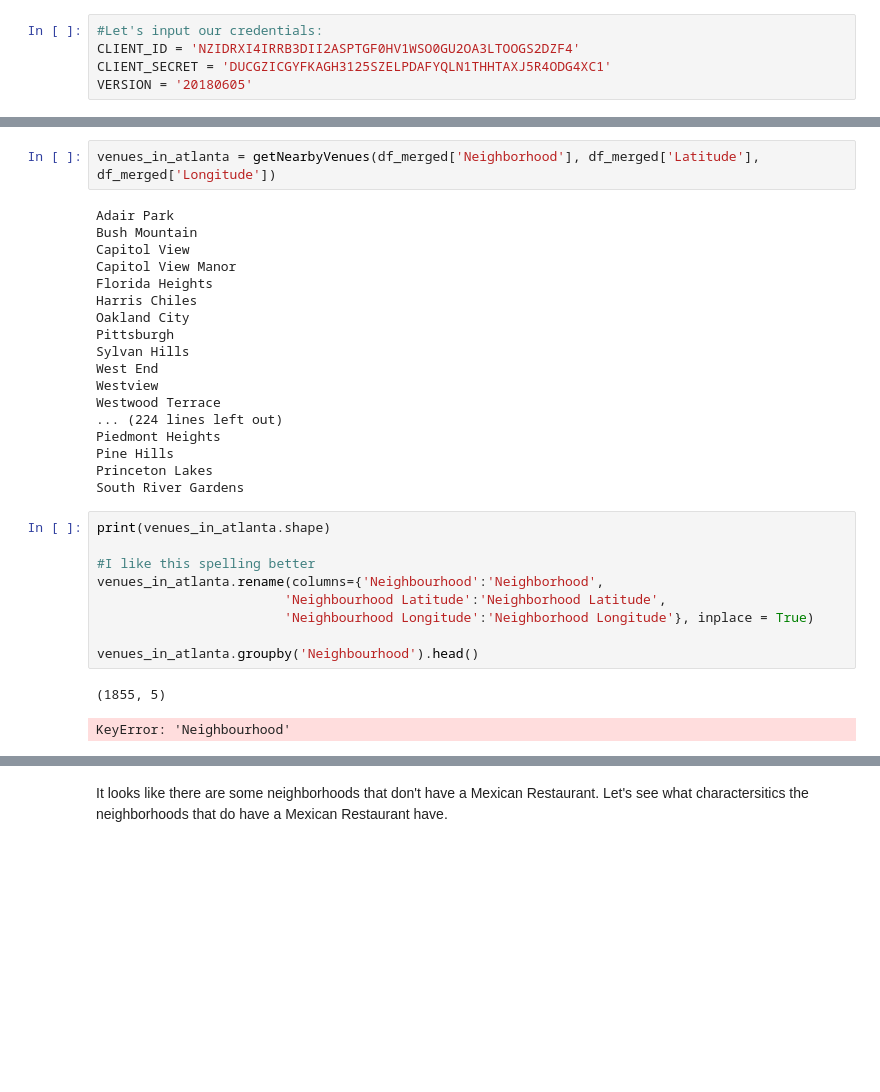
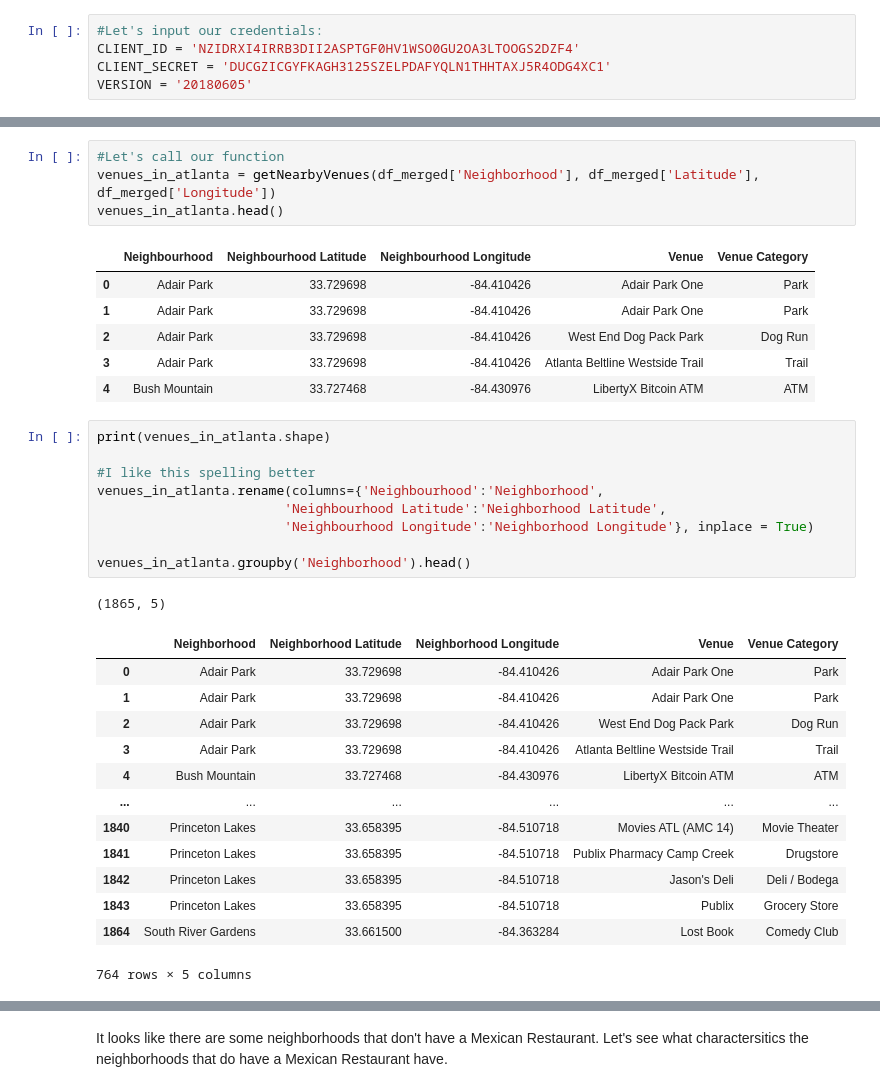
Before and after one commit to OscarRunsCode/Coursera_Capstone, a Jupyter notebook: Capstone Project - The Battle of Neighborhoods.ipynb, the cells around one changed output, grey strips where cells are left out. Drawn from its saved outputs; the diff is of its cells as text; blank space fills up the shorter version.

```diff
--- a/Capstone Project - The Battle of Neighborhoods.ipynb
+++ b/Capstone Project - The Battle of Neighborhoods.ipynb
@@ -357,35 +339,38 @@ def getNearbyVenues(names, latitudes, longitudes, radius=500):
 
     return(nearby_venues)
 # %%
+#Let's call our function
 venues_in_atlanta = getNearbyVenues(df_merged['Neighborhood'], df_merged['Latitude'], df_merged['Longitude'])
+venues_in_atlanta.head()
 # %% [output]
-Adair Park
-Bush Mountain
-Capitol View
-Capitol View Manor
-Florida Heights
-Harris Chiles
-Oakland City
-Pittsburgh
-Sylvan Hills
-West End
-Westview
-Westwood Terrace
-... (224 lines left out)
-Piedmont Heights
-Pine Hills
-Princeton Lakes
-South River Gardens
+|  | Neighbourhood | Neighbourhood Latitude | Neighbourhood Longitude | Venue | Venue Category |
+| 0 | Adair Park | 33.729698 | -84.410426 | Adair Park One | Park |
+| 1 | Adair Park | 33.729698 | -84.410426 | Adair Park One | Park |
+| 2 | Adair Park | 33.729698 | -84.410426 | West End Dog Pack Park | Dog Run |
+| 3 | Adair Park | 33.729698 | -84.410426 | Atlanta Beltline Westside Trail | Trail |
+| 4 | Bush Mountain | 33.727468 | -84.430976 | LibertyX Bitcoin ATM | ATM |
 # %%
 print(venues_in_atlanta.shape)
 
 #I like this spelling better
 venues_in_atlanta.rename(columns={'Neighbourhood':'Neighborhood',
                         'Neighbourhood Latitude':'Neighborhood Latitude',
                         'Neighbourhood Longitude':'Neighborhood Longitude'}, inplace = True)
 
-venues_in_atlanta.groupby('Neighbourhood').head()
+venues_in_atlanta.groupby('Neighborhood').head()
 # %% [output]
-(1855, 5)
+(1865, 5)
+|  | Neighborhood | Neighborhood Latitude | Neighborhood Longitude | Venue | Venue Category |
+| 0 | Adair Park | 33.729698 | -84.410426 | Adair Park One | Park |
+| 1 | Adair Park | 33.729698 | -84.410426 | Adair Park One | Park |
+| 2 | Adair Park | 33.729698 | -84.410426 | West End Dog Pack Park | Dog Run |
+| 3 | Adair Park | 33.729698 | -84.410426 | Atlanta Beltline Westside Trail | Trail |
+| 4 | Bush Mountain | 33.727468 | -84.430976 | LibertyX Bitcoin ATM | ATM |
+| ... | ... | ... | ... | ... | ... |
+| 1840 | Princeton Lakes | 33.658395 | -84.510718 | Movies ATL (AMC 14) | Movie Theater |
+| 1841 | Princeton Lakes | 33.658395 | -84.510718 | Publix Pharmacy Camp Creek | Drugstore |
+| 1842 | Princeton Lakes | 33.658395 | -84.510718 | Jason's Deli | Deli / Bodega |
+| 1843 | Princeton Lakes | 33.658395 | -84.510718 | Publix | Grocery Store |
+| 1864 | South River Gardens | 33.661500 | -84.363284 | Lost Book | Comedy Club |
-KeyError: 'Neighbourhood'
+764 rows × 5 columns
 # %%
```
Also changed, not shown: parts of 30 cells of this notebook.
